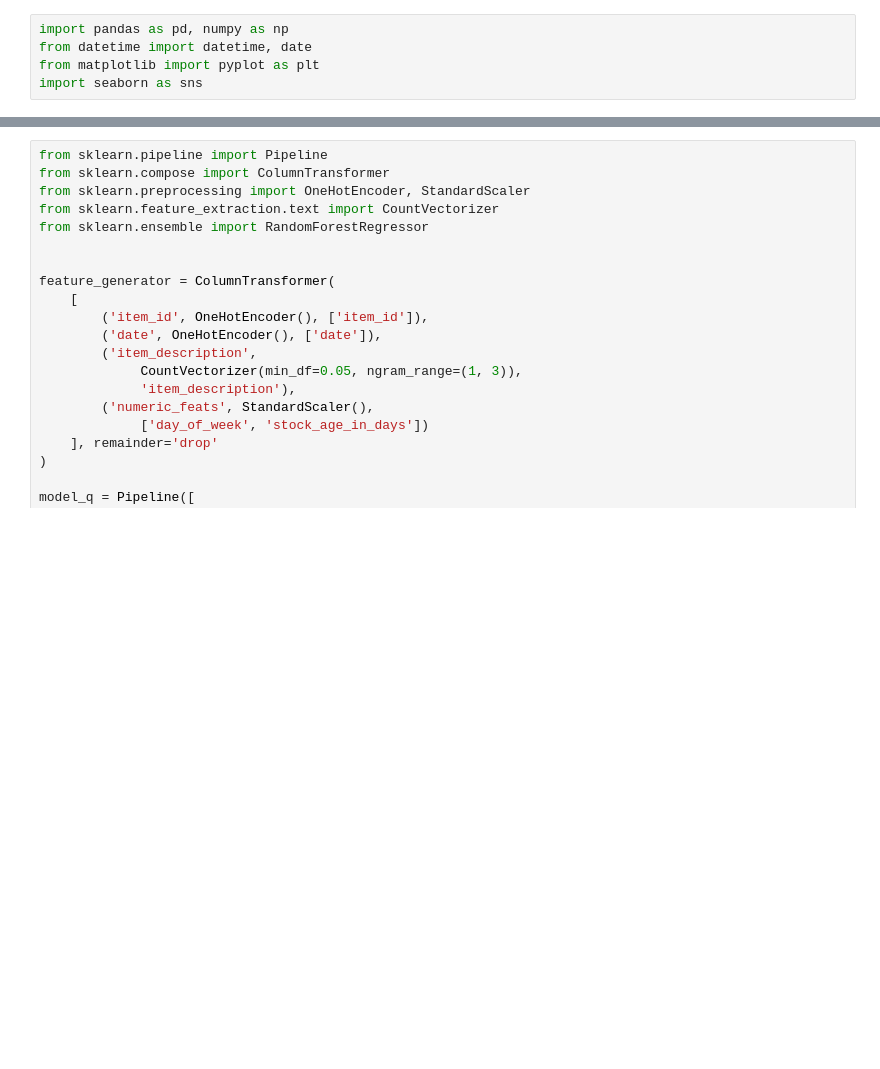
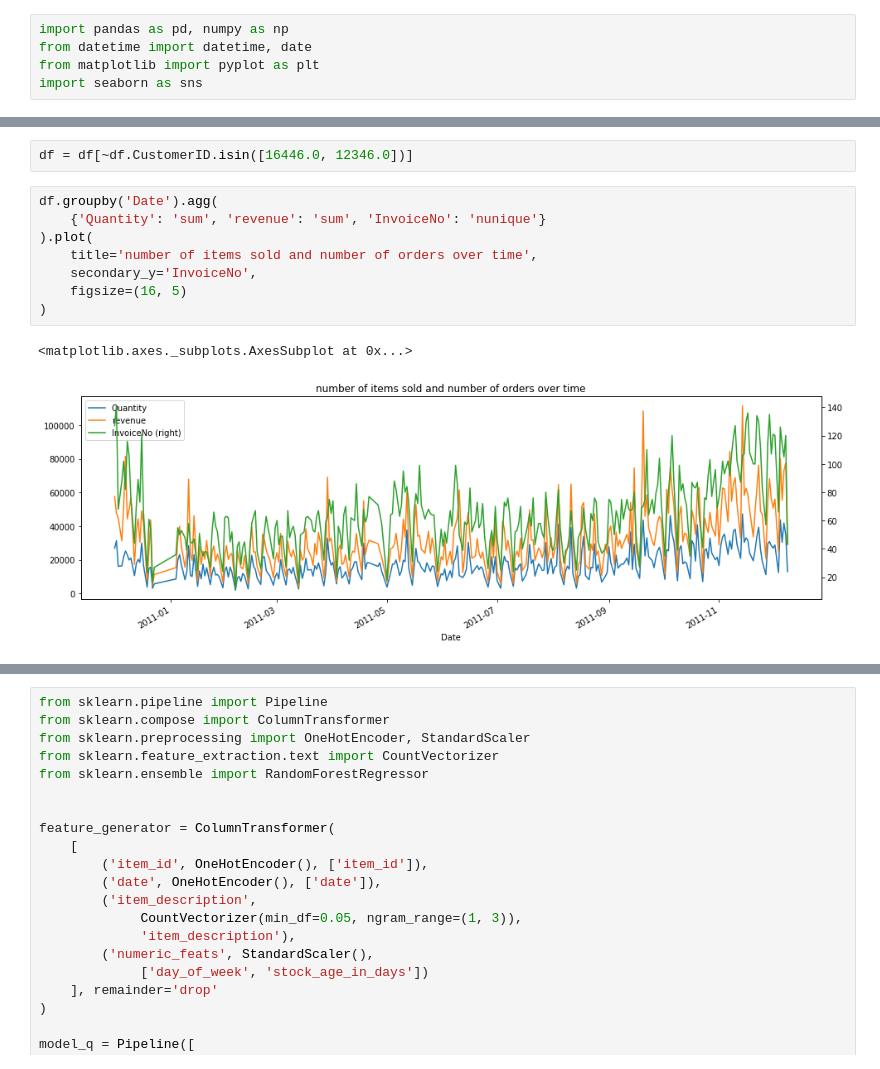
Before and after one commit to ShakilSaroare/Elasticity-estimation-through-machine-learning, a Jupyter notebook: Random_forest.ipynb, the cells around one changed output, grey strips where cells are left out. Drawn from its saved outputs; the diff is of its cells as text; blank space fills up the shorter version.

```diff
--- a/Random_forest.ipynb
+++ b/Random_forest.ipynb
@@ -26,0 +53,13 @@ df.sample(10)
+# %%
+df = df[~df.CustomerID.isin([16446.0, 12346.0])]
+# %%
+df.groupby('Date').agg(
+    {'Quantity': 'sum', 'revenue': 'sum', 'InvoiceNo': 'nunique'}
+).plot(
+    title='number of items sold and number of orders over time',
+    secondary_y='InvoiceNo',
+    figsize=(16, 5)
+)
+# %% [output]
+<matplotlib.axes._subplots.AxesSubplot at 0x...>
+[figure, added]
```
Also changed, not shown: parts of 8 cells of this notebook.
